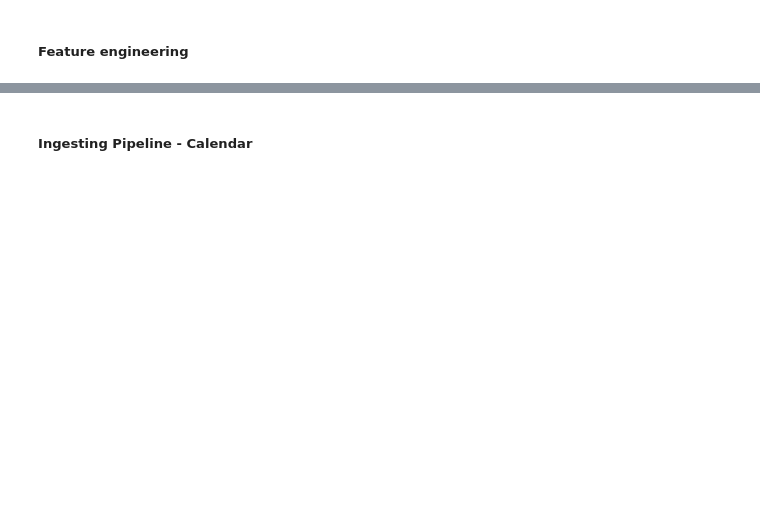
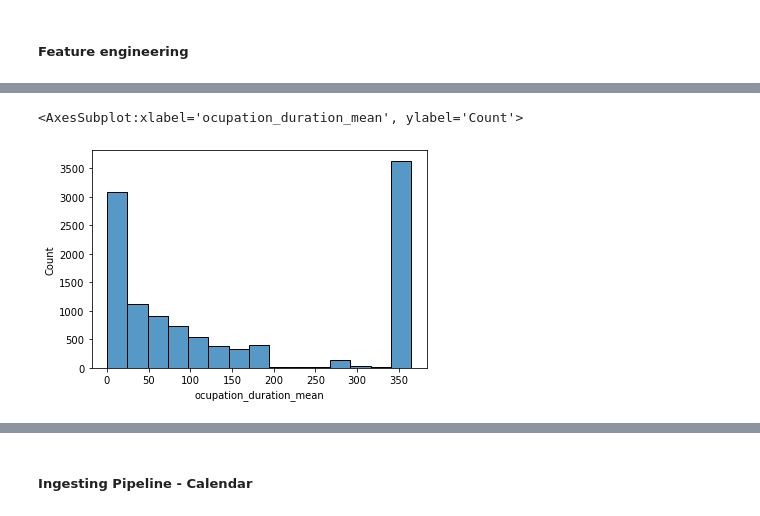
Before and after one commit to vpontello/AirBnb_feature_importance, a Jupyter notebook: DataScience_Post.ipynb, the cells around one changed output, grey strips where cells are left out. Drawn from its saved outputs; the diff is of its cells as text; code cells hidden in the pictures; blank space fills up the shorter version.

Commit message:
implementation of ocupation duration

```diff
--- a/DataScience_Post.ipynb
+++ b/DataScience_Post.ipynb
@@ -202,6 +205,24 @@ def create_dummy_df(df, cat_cols, dummy_na):
     df_out     = cat_df_out.join(df.drop(cat_cols, axis=1))
 
     return df_out
+# %%
+def get_sequences(vector, split_val):
+    ''''
+    INPUT:
+    vector - raw serie (pd.Series)
+    split_val - reference str to split the series
+
+    OUTPUT:
+    median, mean, max, min values of the sequences found in the serie
+    '''
+    sequences = ''.join([str(val) for val in vector]).split(split_val)
+    sequences_count = [len(val) for val in sequences]
+    sequences_cleansed = [val for val in sequences_count if val>0]
+
+    if len(sequences_cleansed) > 0:
+        return np.median(sequences_cleansed), np.mean(sequences_cleansed), np.max(sequences_cleansed), np.min(sequences_cleansed)
+    else:
+        return 0,0,0,0
 # %% [markdown]
 ## Data Understanding
 
@@ -358,3 +363,26 @@ df_calendar_agg['revenue'] = df_calendar_agg['ocupied_days']*df_calendar_agg['pr
 df_calendar_agg['ocupation_rate'] = df_calendar_agg['ocupied_days'] / df_calendar_agg['online_days']
 # geographical data
 df_calendar_agg['city'] = city
+# ocupation duration stats
+ocupation_duration_stats = pd.DataFrame()
+
+d = {'listing_id':[],
+        'ocupation_duration_median':[],
+        'ocupation_duration_mean':[],
+        'ocupation_duration_max':[],
+        'ocupation_duration_min':[]
+        }
+
+for listing_id in df_calendar_agg.index:
+
+    vector = df_calendar.loc[df_calendar['listing_id']==listing_id]['available_t']
+    median_val, mean_val, max_val, min_val = get_sequences(vector, '1')
+    d['listing_id'].append(listing_id)
+    d['ocupation_duration_median'].append(median_val)
+    d['ocupation_duration_mean'].append(mean_val)
+    d['ocupation_duration_max'].append(max_val)
+    d['ocupation_duration_min'].append(min_val)
+
+
+ocupation_duration_stats = pd.DataFrame(d)
+df_calendar_agg = df_calendar_agg.join(ocupation_duration_stats.set_index('listing_id'))
@@ -379,0 +398,5 @@ Index(['date_min', 'date_max', 'price_min', 'price_max', 'price_mean',
+# %%
+sns.histplot(x='ocupation_duration_mean', data=ocupation_duration_stats)
+# %% [output]
+<AxesSubplot:xlabel='ocupation_duration_mean', ylabel='Count'>
+[figure, added]
```
Also changed, not shown: parts of 12 cells of this notebook.
